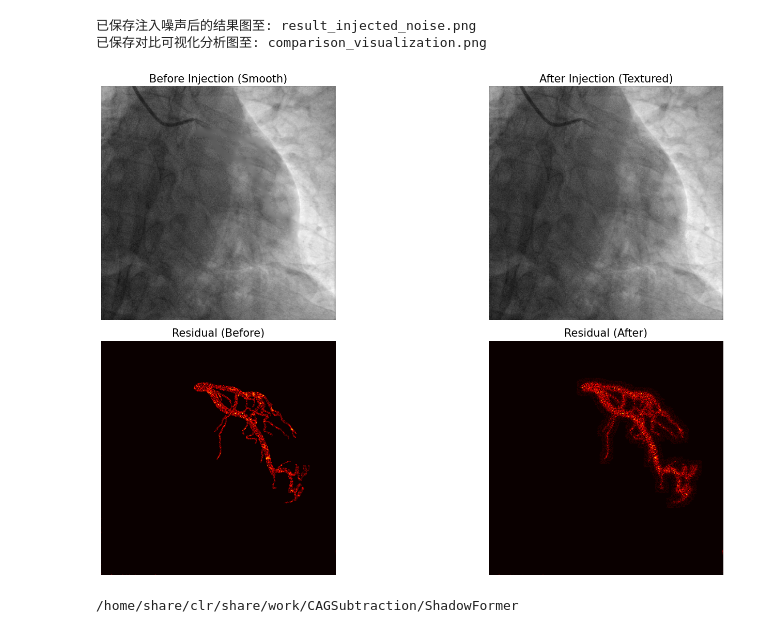
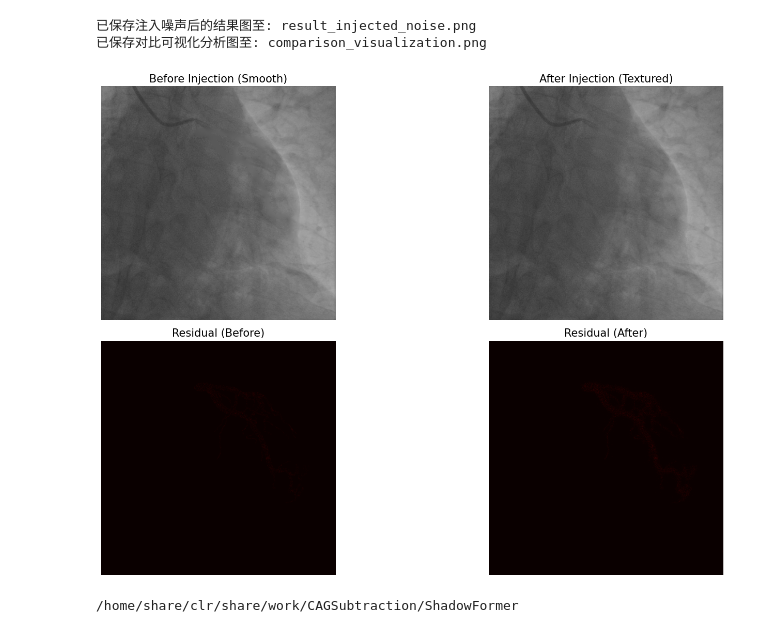
Before and after one commit to GIT-HYQ/ShadowFormer, a Jupyter notebook: inject_noise.ipynb, the cells around one changed output. Drawn from its saved outputs; the diff is of its cells as text; code cells hidden in the pictures.

```diff
--- a/inject_noise.ipynb
+++ b/inject_noise.ipynb
@@ -68,7 +68,7 @@ def process_and_save(original, restored, mask):
 
     # 执行注入
     # alpha 越大，颗粒感越重；beta 控制暗部基础噪声
-    injected = inject_physics_noise_refined(restored, mask, alpha=0.0002, beta=0.00012, noise_grain=0.05)
+    injected = inject_physics_noise_refined(restored, mask, alpha=0.0001, beta=0.0001, noise_grain=0.05)
 
     # 1. 保存最终的去血管背景图
     cv2.imwrite('result_injected_noise.png', injected)
@@ -84,35 +84,35 @@ def process_and_save(original, restored, mask):
     display_list = [
         (restored, 'Before Injection (Smooth)'),
         (injected, 'After Injection (Textured)'),
         (diff_before, 'Residual (Before)'),
         (diff_after, 'Residual (After)')
     ]
 
     for i, (img, title) in enumerate(display_list):
         plt.subplot(2, 2, i+1)
         # 结果图用灰度显示，差分图用 hot 强化显示轮廓残留
         cmap = 'gray' if i < 2 else 'hot'
-        plt.imshow(img, cmap=cmap)
+        plt.imshow(img, cmap=cmap, vmin=0, vmax=255)
         plt.title(title, fontsize=15)
         plt.axis('off')
 
     plt.tight_layout()
     plt.savefig('comparison_visualization.png', dpi=300)
     print("已保存对比可视化分析图至: comparison_visualization.png")
     plt.show()
 
 # 使用时请确保文件名正确
 # process_and_save('original.jpg', 'restored.jpg', 'mask.png')
 
 # 调用示例 (替换为你的文件名)
 orig = cv2.imread('/home/share/clr/share/data/cag_res_v2/test/test_C/cag1-l1-c102s11f0-c96s1f27.png', 0)
 rest = cv2.imread('/home/share/clr/share/work/CAGSubtraction/ShadowFormer/results_bak/cag1-l1-c102s11f0-c96s1f27.png', 0)
 msk = cv2.imread('/home/share/clr/share/data/cag_res_v2/test/test_B/cag1-l1-c102s11f0-c96s1f27.png', 0)
 process_and_save(orig, rest, msk)
 # %% [output]
 已保存注入噪声后的结果图至: result_injected_noise.png
 已保存对比可视化分析图至: comparison_visualization.png
-[figure, old version]
+[figure, new version]
 # %%
 !pwd
 # %% [output]
```
Also changed, not shown: 3 other files.
